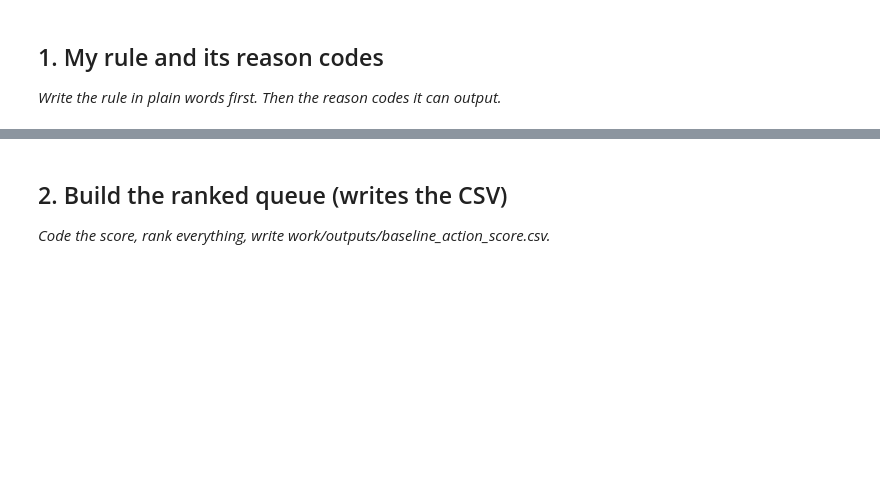
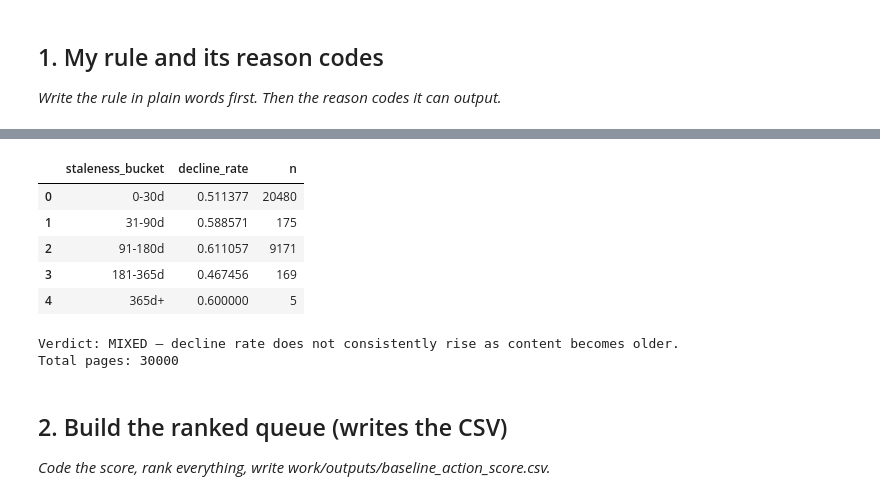
Before and after one commit to mariamemad975/FlyRank_ML, a Jupyter notebook: work/notebooks/w04_baseline_score.ipynb, the cells around one changed output, grey strips where cells are left out. Saved outputs shown, nothing was run; the diff lists cells and outputs as text; code cells hidden in the pictures; blank space fills up the shorter version.

```diff
--- a/work/notebooks/w04_baseline_score.ipynb
+++ b/work/notebooks/w04_baseline_score.ipynb
@@ -16,3 +100,37 @@ This skeleton is yours to fill. Work the sections **in order** — each one has
+# %%
+stale_bins = [0, 30, 90, 180, 365, np.inf]
+stale_labels = ["0-30d", "31-90d", "91-180d", "181-365d", "365d+"]
+
+df["staleness_bucket"] = pd.cut(
+    df[col_staleness],
+    bins=stale_bins,
+    labels=stale_labels)
+
+signal_b = (
+    df.groupby("staleness_bucket", observed=True)
+      .agg(
+          decline_rate=("is_declining_label", "mean"),
+          n=("is_declining_label", "size"))
+      .reset_index())
+display(signal_b)
+
+is_increasing = signal_b["decline_rate"].is_monotonic_increasing
+print(
+    "\nVerdict:",
+    "CONFIRMED" if is_increasing else "MIXED",
+    "— decline rate",
+    "rises" if is_increasing else "does not consistently rise",
+    "as content becomes older.")
+print("Total pages:", signal_b["n"].sum())
+# %% [output]
+|  | staleness_bucket | decline_rate | n |
+| 0 | 0-30d | 0.511377 | 20480 |
+| 1 | 31-90d | 0.588571 | 175 |
+| 2 | 91-180d | 0.611057 | 9171 |
+| 3 | 181-365d | 0.467456 | 169 |
+| 4 | 365d+ | 0.600000 | 5 |
+Verdict: MIXED — decline rate does not consistently rise as content becomes older.
+Total pages: 30000
 # %% [markdown]
 ## 2. Build the ranked queue (writes the CSV)
 
```
Also changed, not shown: parts of 13 cells of this notebook.
